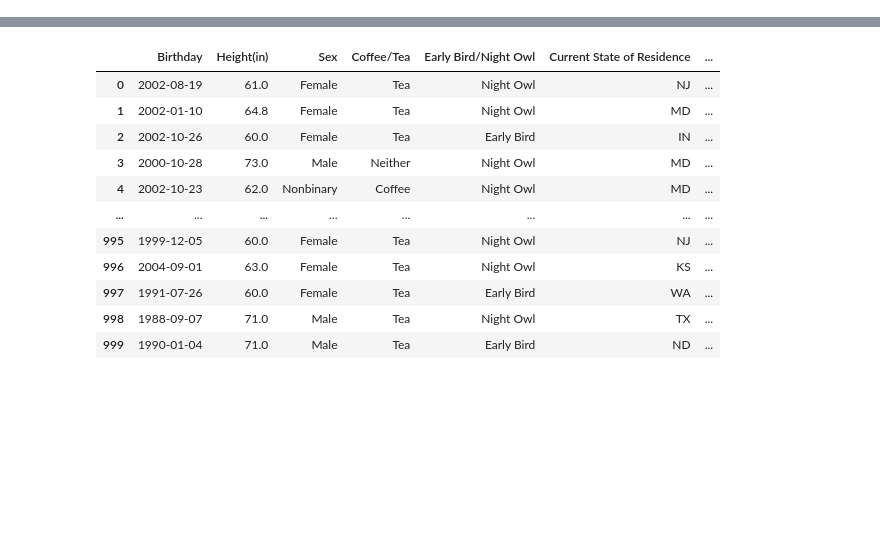
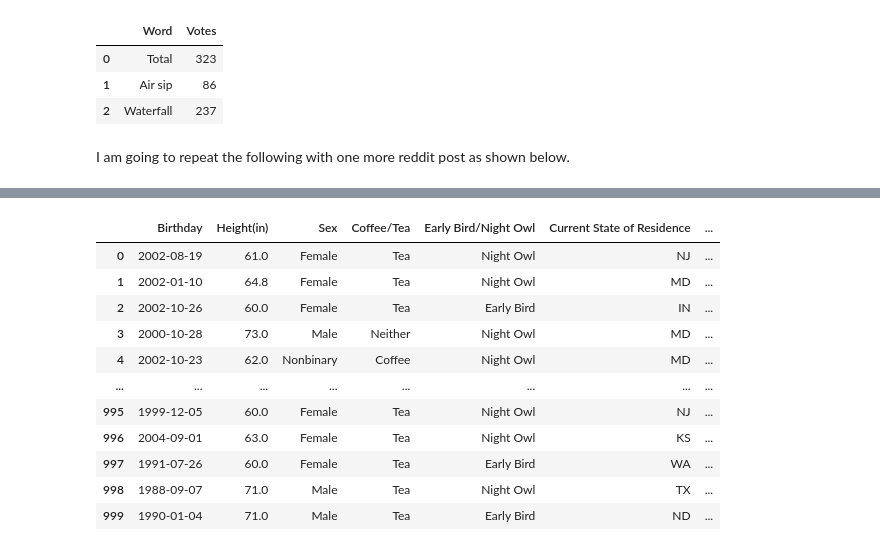
Before and after one commit to kevasinghal/finalproject, a Jupyter notebook: airsip.ipynb, the cells around one changed output, grey strips where cells are left out. Drawn from its saved outputs; the diff is of its cells as text; code cells hidden in the pictures; blank space fills up the shorter version.

```diff
--- a/airsip.ipynb
+++ b/airsip.ipynb
@@ -26,0 +48,2 @@ data
+# %%
+reddit = praw.Reddit(client_id='484EwYwSMdR8GmZ9U0hPEA', client_secret='DHykKWch0H3uY4RHAcLYMkJAROij4w', user_agent='Webscrapping Data for CMSC320 Project')
@@ -26,0 +95,20 @@ data
+# %%
+name = ['Total']
+num = [int(poll_data.total_vote_count)]
+
+for option in poll_data.options:
+    name.append(str(option))
+    num.append(int(option.vote_count))
+
+data = { 'Word': name,
+        'Votes': num }
+
+umbcdf = pd.DataFrame(data)
+umbcdf
+# %% [output]
+|  | Word | Votes |
+| 0 | Total | 323 |
+| 1 | Air sip | 86 |
+| 2 | Waterfall | 237 |
+# %% [markdown]
+I am going to repeat the following with one more reddit post as shown below.
```
Also changed, not shown: parts of 13 cells of this notebook.
